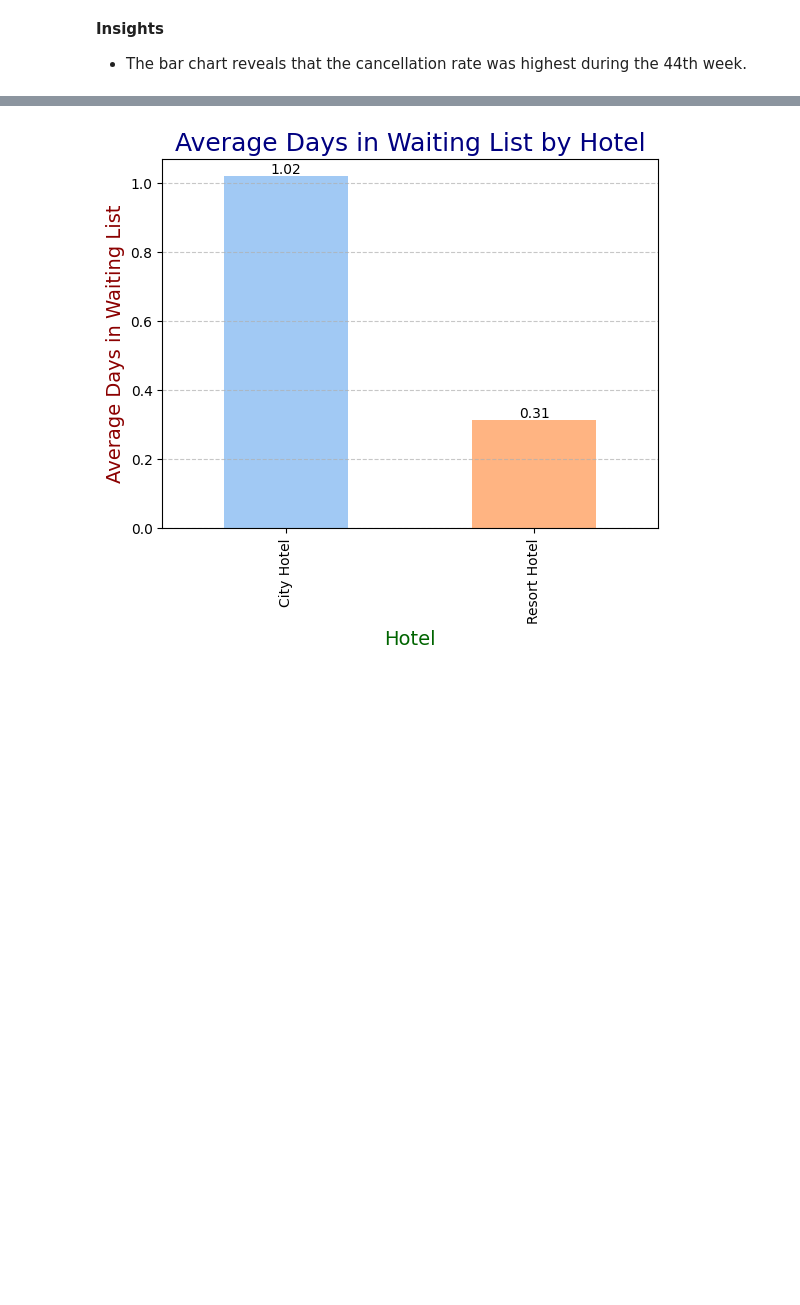
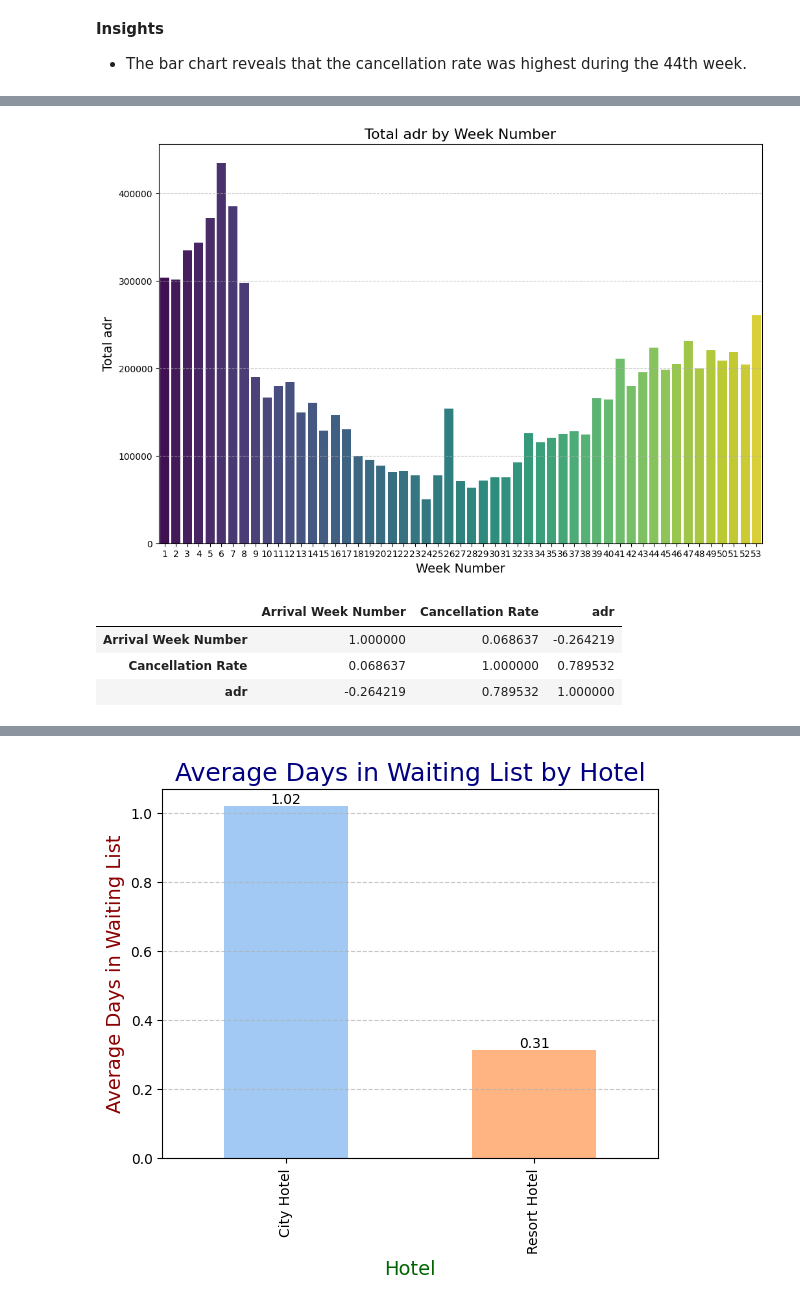
Before and after one commit to Adnan12345678910/Hotel_Booking_Analysis, a Jupyter notebook: Hotel_Bookings.ipynb, the cells around one changed output, grey strips where cells are left out. Drawn from its saved outputs; the diff is of its cells as text; code cells hidden in the pictures; blank space fills up the shorter version.

```diff
--- a/Hotel_Bookings.ipynb
+++ b/Hotel_Bookings.ipynb
@@ -913,0 +916,37 @@ plt.show()
+# %%
+plt.figure(figsize=(12, 8))
+
+# Use a professional color palette
+colors = sns.color_palette("viridis", n_colors=len(data["arrival_date_week_number"].unique()))
+
+# Plotting the bar chart
+ax = sns.barplot(x=data["arrival_date_week_number"].unique(), y=data.groupby(["arrival_date_week_number"])["adr"].sum(), palette=colors)
+
+# Adding grid lines
+ax.grid(True, axis='y', linestyle='--', alpha=0.7)
+
+# Adding title and labels
+plt.title('Total adr by Week Number', fontsize=16)
+plt.xlabel('Week Number', fontsize=14)
+plt.ylabel('Total adr', fontsize=14)
+plt.show()
+# %% [output]
+[figure, added]
+# %%
+df = pd.DataFrame({
+    "Arrival Week Number": data["arrival_date_week_number"].unique(),
+    "Cancellation Rate": data.groupby(["arrival_date_week_number"])["is_canceled"].mean(),
+    "adr": data.groupby(["arrival_date_week_number"])["adr"].sum()
+})
+
+# Resetting the index to get a sequential index
+df.reset_index(drop=True, inplace=True)
+
+# Sorting the DataFrame by "arrival_date_week_number"
+df = df.sort_values(by=["Arrival Week Number"])
+df.corr()
+# %% [output]
+|  | Arrival Week Number | Cancellation Rate | adr |
+| Arrival Week Number | 1.000000 | 0.068637 | -0.264219 |
+| Cancellation Rate | 0.068637 | 1.000000 | 0.789532 |
+| adr | -0.264219 | 0.789532 | 1.000000 |
```
Also changed, not shown: parts of 9 cells of this notebook.
